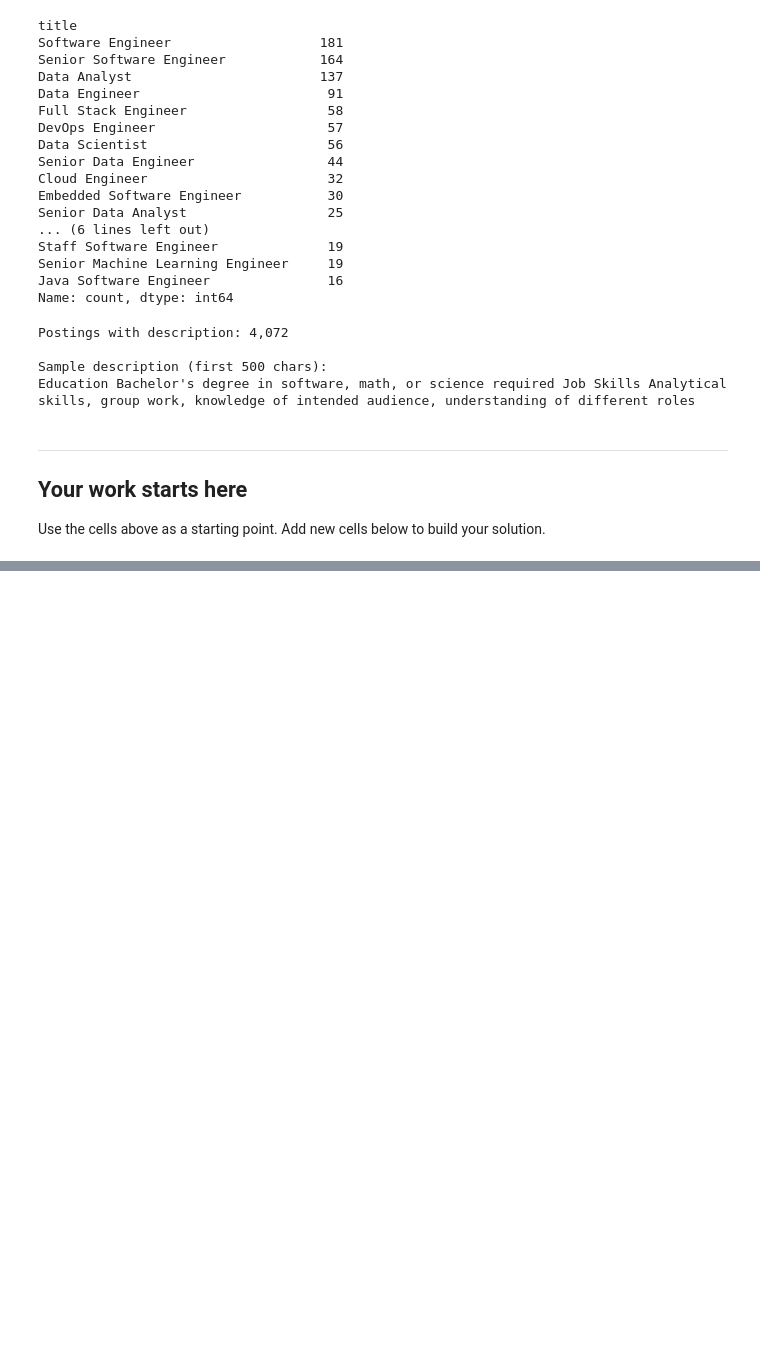
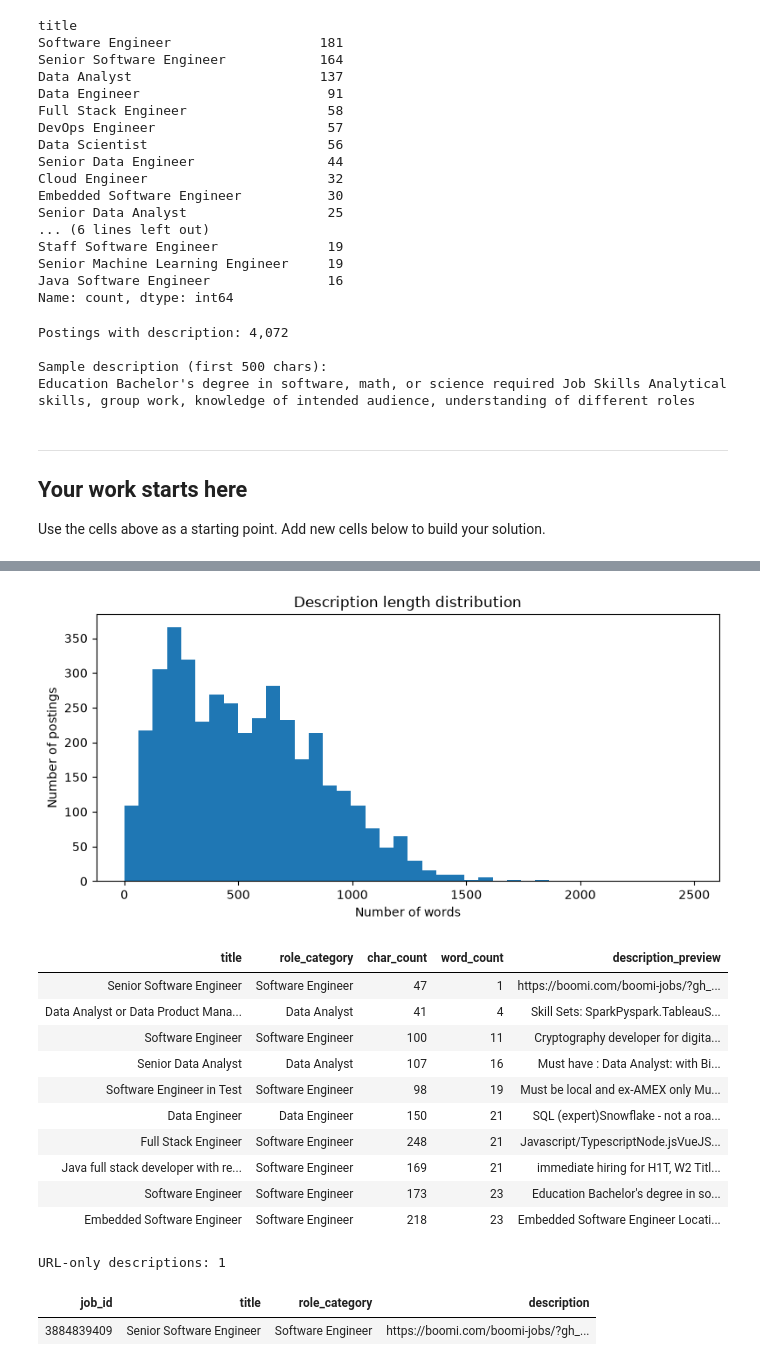
Before and after one commit to Tyainss/job-posting-nlp, a Jupyter notebook: job_posting_nlp_take_home_task.ipynb, the cells around one changed output, grey strips where cells are left out. Cells and saved outputs as stored; diff of their text form; code cells hidden in the pictures; blank space fills up the shorter version.

```diff
--- a/job_posting_nlp_take_home_task.ipynb
+++ b/job_posting_nlp_take_home_task.ipynb
@@ -250,0 +525,78 @@ Use the cells above as a starting point. Add new cells below to build your solut
+# %%
+ax = description_audit["word_count"].plot.hist(
+    bins=40,
+    figsize=(8, 4),
+)
+
+ax.set_title("Description length distribution")
+ax.set_xlabel("Number of words")
+ax.set_ylabel("Number of postings")
+
+plt.tight_layout()
+plt.show()
+
+# Look through the shortest descriptions (fewer word counts)
+shortest_descriptions = (
+    description_audit
+    .drop_duplicates("description")
+    .nsmallest(10, "word_count")
+)
+
+display(
+    shortest_descriptions[
+        [
+            "title",
+            "role_category",
+            "char_count",
+            "word_count",
+            "description_preview",
+        ]
+    ].style.hide(axis="index")
+)
+# %% [output]
+[figure, added]
+| title | role_category | char_count | word_count | description_preview |
+| Senior Software Engineer | Software Engineer | 47 | 1 | https://boomi.com/boomi-jobs/?gh_... |
+| Data Analyst or Data Product Mana... | Data Analyst | 41 | 4 | Skill Sets: SparkPyspark.TableauS... |
+| Software Engineer | Software Engineer | 100 | 11 | Cryptography developer for digita... |
+| Senior Data Analyst | Data Analyst | 107 | 16 | Must have : Data Analyst: with Bi... |
+| Software Engineer in Test | Software Engineer | 98 | 19 | Must be local and ex-AMEX only Mu... |
+| Data Engineer | Data Engineer | 150 | 21 | SQL (expert)Snowflake - not a roa... |
+| Full Stack Engineer | Software Engineer | 248 | 21 | Javascript/TypescriptNode.jsVueJS... |
+| Java full stack developer with re... | Software Engineer | 169 | 21 | immediate hiring for H1T, W2 Titl... |
+| Software Engineer | Software Engineer | 173 | 23 | Education Bachelor's degree in so... |
+| Embedded Software Engineer | Software Engineer | 218 | 23 | Embedded Software Engineer Locati... |
+# %%
+# Check whether any description contains only a URL.
+url_only_mask = (
+    postings["description"]
+    .str.strip()
+    .str.fullmatch(
+        r"(?:https?://|www\.)\S+",
+        case=False,
+        na=False,
+    )
+)
+
+url_only_descriptions = postings.loc[
+    url_only_mask,
+    [
+        "job_id",
+        "title",
+        "role_category",
+        "description",
+    ],
+]
+
+print(
+    f"URL-only descriptions: "
+    f"{len(url_only_descriptions)}"
+)
+
+display(
+    url_only_descriptions.style.hide(axis="index")
+)
+# %% [output]
+URL-only descriptions: 1
+| job_id | title | role_category | description |
+| 3884839409 | Senior Software Engineer | Software Engineer | https://boomi.com/boomi-jobs/?gh_... |
```
Also changed, not shown: parts of 33 cells of this notebook.
